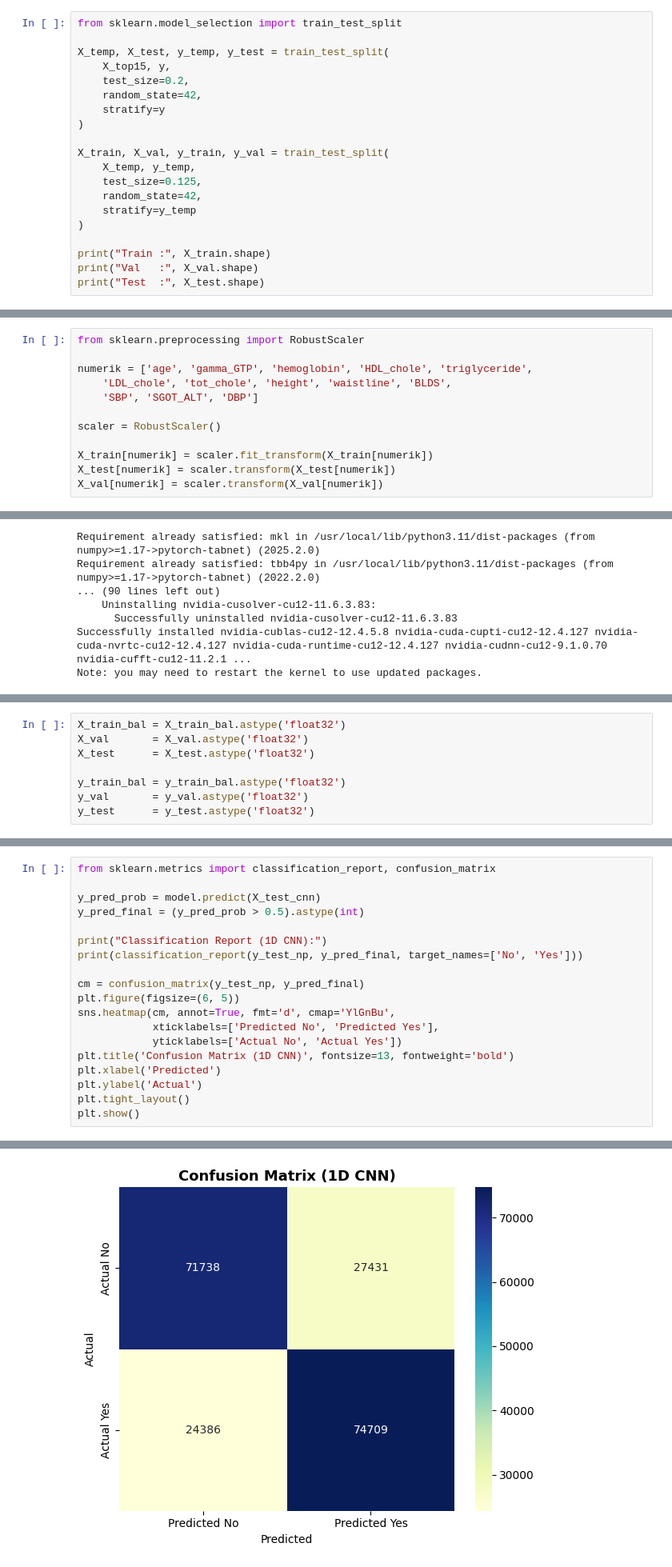
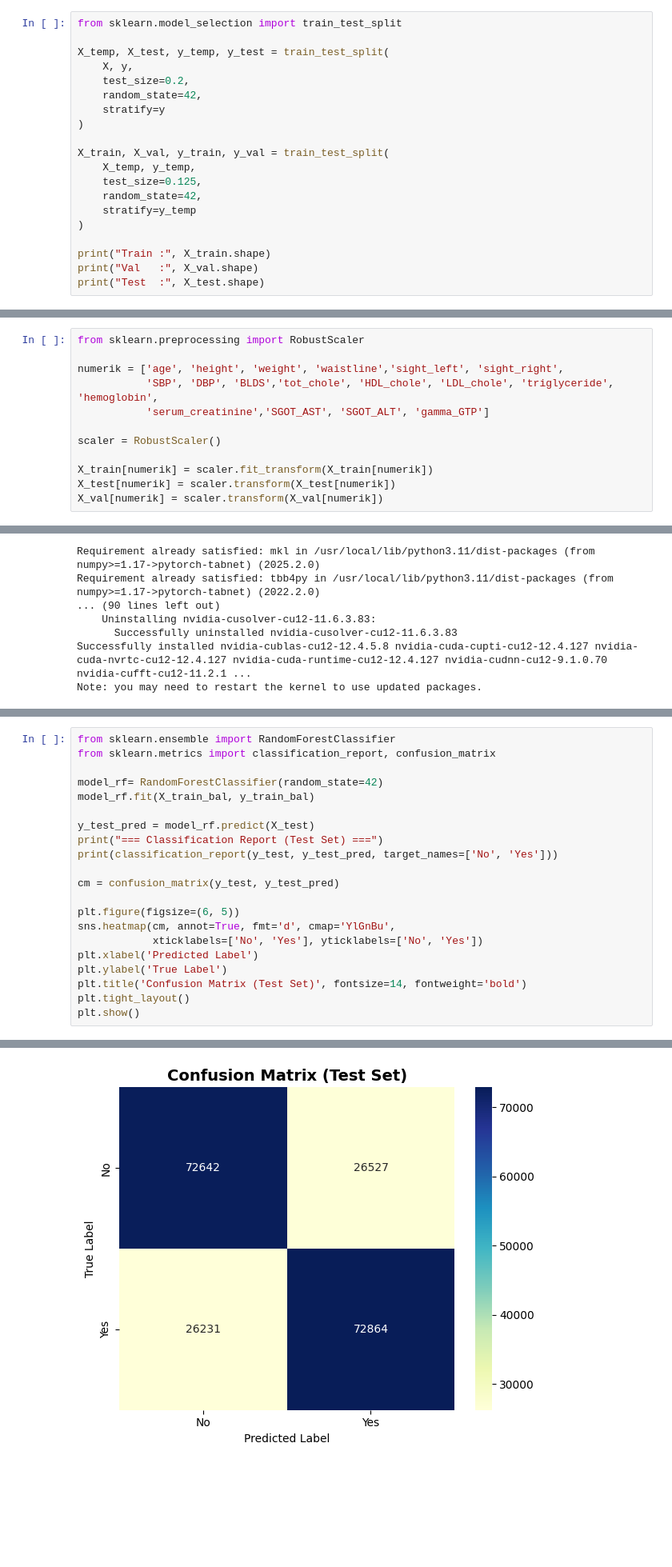
Before and after one commit to retnnoo/smoking_drinking_classification, a Jupyter notebook: classification-of-alcohol-drinkers.ipynb, the cells around one changed output, grey strips where cells are left out. Shown: that part at 80% size. Cells and saved outputs as stored; diff of their text form; blank space fills up the shorter version.

Commit message:
Kaggle Notebook | classification _of _alcohol _drinkers | Version 4

```diff
--- a/classification-of-alcohol-drinkers.ipynb
+++ b/classification-of-alcohol-drinkers.ipynb
@@ -242,7 +255,7 @@ X_top15 = X[top15_features]
 from sklearn.model_selection import train_test_split
 
 X_temp, X_test, y_temp, y_test = train_test_split(
-    X_top15, y,
+    X, y,
     test_size=0.2,
     random_state=42,
     stratify=y
@@ -265,9 +278,9 @@ Test  : (198264, 15)
 # %%
 from sklearn.preprocessing import RobustScaler
 
-numerik = ['age', 'gamma_GTP', 'hemoglobin', 'HDL_chole', 'triglyceride',
-    'LDL_chole', 'tot_chole', 'height', 'waistline', 'BLDS',
-    'SBP', 'SGOT_ALT', 'DBP']
+numerik = ['age', 'height', 'weight', 'waistline','sight_left', 'sight_right',
+           'SBP', 'DBP', 'BLDS','tot_chole', 'HDL_chole', 'LDL_chole', 'triglyceride', 'hemoglobin',
+           'serum_creatinine','SGOT_AST', 'SGOT_ALT', 'gamma_GTP']
 
 scaler = RobustScaler()
 
@@ -470,8 +449,0 @@ weighted avg       0.74      0.74      0.74    198264
-# %%
-X_train_bal = X_train_bal.astype('float32')
-X_val       = X_val.astype('float32')
-X_test      = X_test.astype('float32')
-
-y_train_bal = y_train_bal.astype('float32')
-y_val       = y_val.astype('float32')
-y_test      = y_test.astype('float32')
@@ -641,20 +452,22 @@ plt.show()
 # %%
+from sklearn.ensemble import RandomForestClassifier
 from sklearn.metrics import classification_report, confusion_matrix
 
-y_pred_prob = model.predict(X_test_cnn)
-y_pred_final = (y_pred_prob > 0.5).astype(int)
+model_rf= RandomForestClassifier(random_state=42)
+model_rf.fit(X_train_bal, y_train_bal)
 
-print("Classification Report (1D CNN):")
-print(classification_report(y_test_np, y_pred_final, target_names=['No', 'Yes']))
+y_test_pred = model_rf.predict(X_test)
+print("=== Classification Report (Test Set) ===")
+print(classification_report(y_test, y_test_pred, target_names=['No', 'Yes']))
 
-cm = confusion_matrix(y_test_np, y_pred_final)
+cm = confusion_matrix(y_test, y_test_pred)
+
 plt.figure(figsize=(6, 5))
 sns.heatmap(cm, annot=True, fmt='d', cmap='YlGnBu',
-            xticklabels=['Predicted No', 'Predicted Yes'],
-            yticklabels=['Actual No', 'Actual Yes'])
-plt.title('Confusion Matrix (1D CNN)', fontsize=13, fontweight='bold')
-plt.xlabel('Predicted')
-plt.ylabel('Actual')
+            xticklabels=['No', 'Yes'], yticklabels=['No', 'Yes'])
+plt.xlabel('Predicted Label')
+plt.ylabel('True Label')
+plt.title('Confusion Matrix (Test Set)', fontsize=14, fontweight='bold')
 plt.tight_layout()
 plt.show()
 # %% [output]
@@ -671,3 +483,3 @@ weighted avg       0.74      0.74      0.74    198264
-[figure, old version]
+[figure, new version]
 # %% [markdown]
 # Analisis Hasil
```
Also changed, not shown: parts of 23 cells of this notebook.
